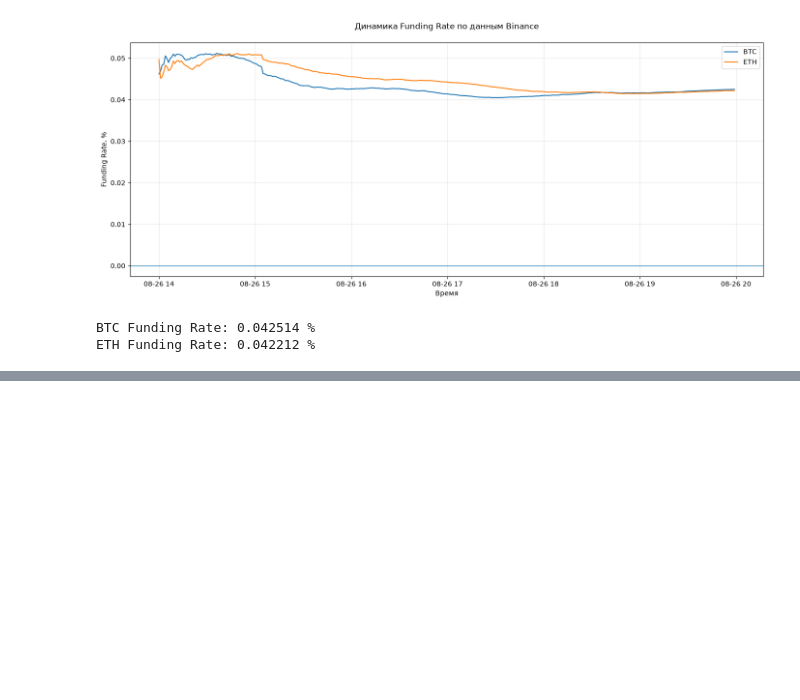
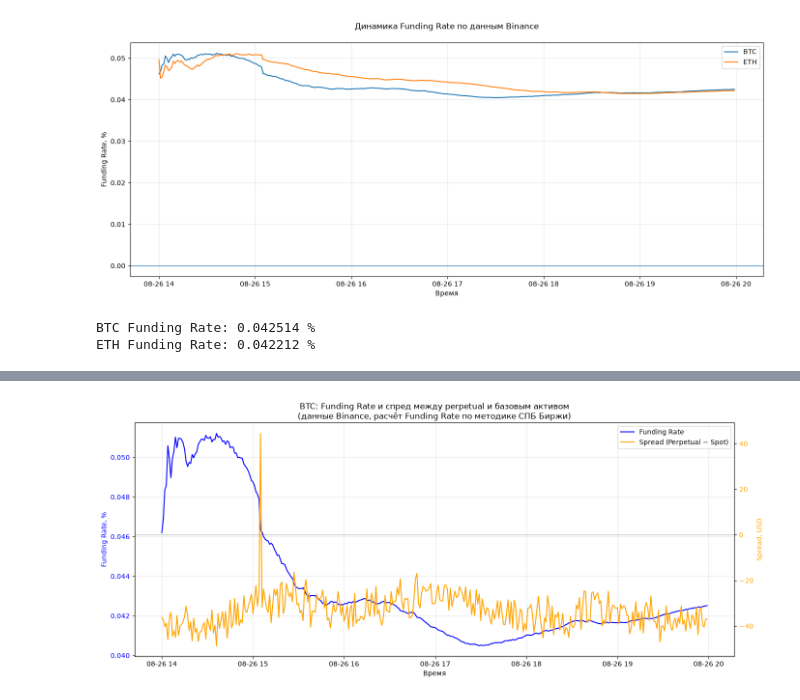
Before and after one commit to thnesss/research, a Jupyter notebook: binance_market_data/funding_analysis.ipynb, the cells around one changed output, grey strips where cells are left out. Drawn from its saved outputs; the diff is of its cells as text; code cells hidden in the pictures; blank space fills up the shorter version.

```diff
--- a/binance_market_data/funding_analysis.ipynb
+++ b/binance_market_data/funding_analysis.ipynb
@@ -355,0 +432,18 @@ ETH Funding Rate: 0.042212 %
+# %%
+# Спред между perpetual и базовым активом
+
+btc_funding["Spread_USD"] = (
+    btc_funding["binance_perp_mid"]
+    - btc_funding["binance_spot_mid"]
+)
+
+eth_funding["Spread_USD"] = (
+    eth_funding["binance_perp_mid"]
+    - eth_funding["binance_spot_mid"]
+)
+
+print("BTC spread:")
+print(btc_funding["Spread_USD"].describe())
+
+print("\nETH spread:")
+print(eth_funding["Spread_USD"].describe())
@@ -355,0 +468,71 @@ ETH Funding Rate: 0.042212 %
+# %%
+# BTC: Funding Rate + Spread
+
+fig, ax1 = plt.subplots(figsize=(14, 6))
+
+# Funding Rate — левая ось
+line1 = ax1.plot(
+    btc_funding.index,
+    btc_funding["FundingRate"],
+    label="Funding Rate",
+    color="blue",
+    linewidth=1.5
+)
+
+ax1.set_xlabel("Время")
+ax1.set_ylabel("Funding Rate, %", color="blue")
+ax1.tick_params(axis="y", labelcolor="blue")
+ax1.grid(alpha=0.3)
+
+
+# Spread — правая ось
+ax2 = ax1.twinx()
+
+line2 = ax2.plot(
+    btc_funding.index,
+    btc_funding["Spread_USD"],
+    label="Spread (Perpetual − Spot)",
+    color="orange",
+    linewidth=1.5
+)
+
+ax2.set_ylabel("Spread, USD", color="orange")
+ax2.tick_params(axis="y", labelcolor="orange")
+
+
+# Нулевая линия спреда
+ax2.axhline(
+    0,
+    color="gray",
+    linewidth=1,
+    alpha=0.5
+)
+
+
+# Общая легенда
+lines = line1 + line2
+labels = [line.get_label() for line in lines]
+
+ax1.legend(
+    lines,
+    labels,
+    loc="upper right"
+)
+
+
+plt.title(
+    "BTC: Funding Rate и спред между perpetual и базовым активом\n"
+    "(данные Binance, расчёт Funding Rate по методике СПБ Биржи)"
+)
+
+fig.tight_layout()
+
+plt.savefig(
+    "iframe_figures/btc_funding_rate_spread.png",
+    dpi=200,
+    bbox_inches="tight"
+)
+
+plt.show()
+# %% [output]
+[figure, added]
```
Also changed, not shown: parts of 6 cells of this notebook, 2 other files.
